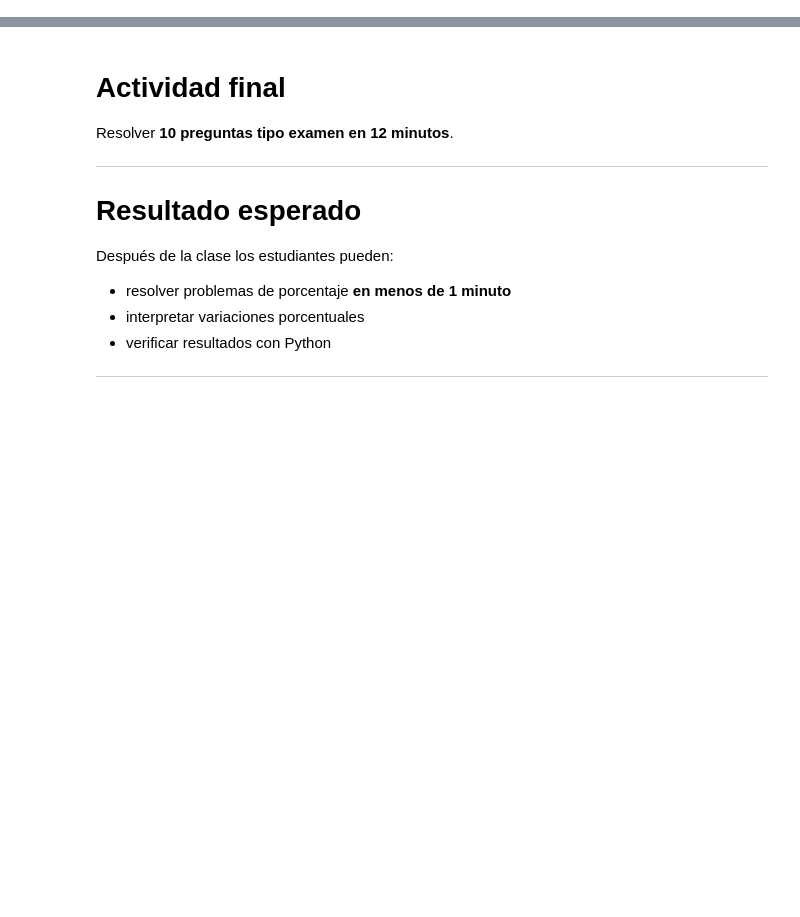
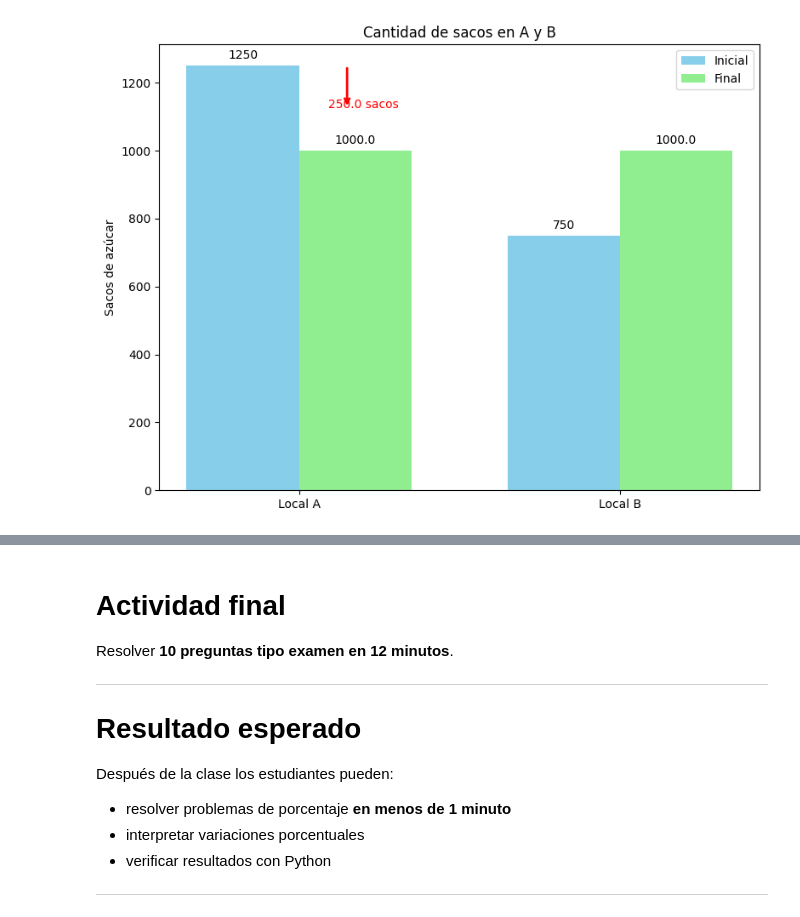
Before and after one commit to marco-canas/camino-udea, a Jupyter notebook: 4_esquemas_proporcionalidad/clase_05_relaciones_directas_e_inversas/clase_05_relaciones_directas_e_nversas.ipynb, the cells around one changed output, grey strips where cells are left out. Saved outputs shown, nothing was run; the diff lists cells and outputs as text; code cells hidden in the pictures; blank space fills up the shorter version.

```diff
--- a/4_esquemas_proporcionalidad/clase_05_relaciones_directas_e_inversas/clase_05_relaciones_directas_e_nversas.ipynb
+++ b/4_esquemas_proporcionalidad/clase_05_relaciones_directas_e_inversas/clase_05_relaciones_directas_e_nversas.ipynb
@@ -616,0 +396,43 @@ Ejemplo de variación porcentual.
+# %%
+import matplotlib.pyplot as plt
+import numpy as np
+
+# Datos
+A_inicial = 1250
+B_inicial = 750
+transporte = 0.2 * A_inicial
+A_final = A_inicial - transporte
+B_final = B_inicial + transporte
+
+categorias = ['Local A', 'Local B']
+inicial = [A_inicial, B_inicial]
+final = [A_final, B_final]
+
+x = np.arange(len(categorias))
+width = 0.35
+
+fig, ax = plt.subplots(figsize=(8,6))
+rects1 = ax.bar(x - width/2, inicial, width, label='Inicial', color='skyblue')
+rects2 = ax.bar(x + width/2, final, width, label='Final', color='lightgreen')
+
+# Flecha de traslado
+ax.annotate('', xy=(0.15, A_inicial - transporte/2), xytext=(0.15, A_inicial),
+            arrowprops=dict(arrowstyle='->', color='red', lw=2))
+ax.text(0.2, A_inicial - transporte/2, f'{transporte} sacos', color='red', ha='center')
+
+ax.set_ylabel('Sacos de azúcar')
+ax.set_title('Cantidad de sacos en A y B')
+ax.set_xticks(x)
+ax.set_xticklabels(categorias)
+ax.legend()
+
+# Valores en las barras
+for i, (v1, v2) in enumerate(zip(inicial, final)):
+    ax.text(i - width/2, v1 + 20, str(v1), ha='center')
+    ax.text(i + width/2, v2 + 20, str(v2), ha='center')
+
+plt.tight_layout()
+plt.savefig(r'C:\Users\marco\Downloads\cantidad_sacos_A_y_B.png')
+plt.show()
+# %% [output]
+[figure, added]
```
Also changed, not shown: parts of 47 cells of this notebook, 10 other files.
